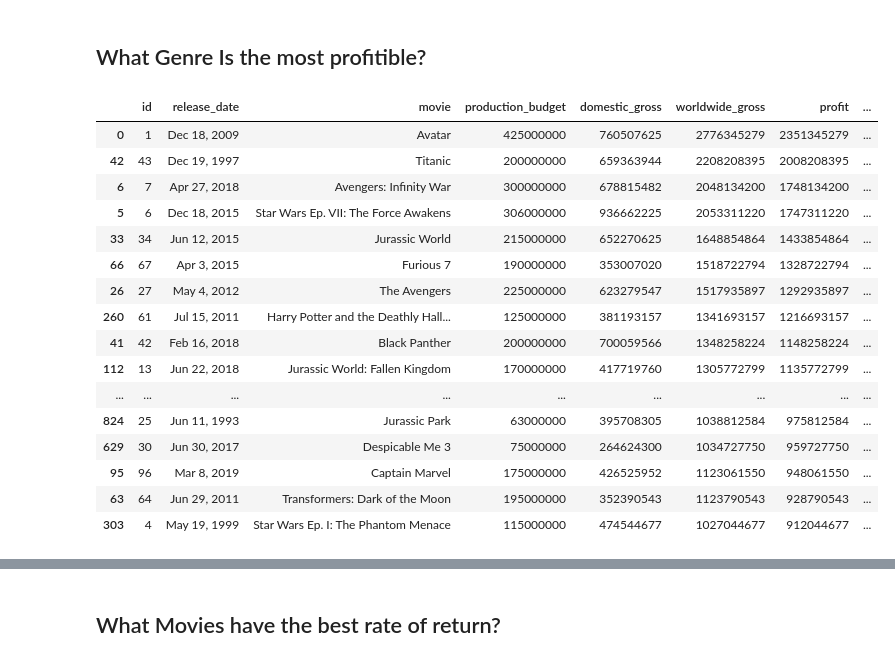
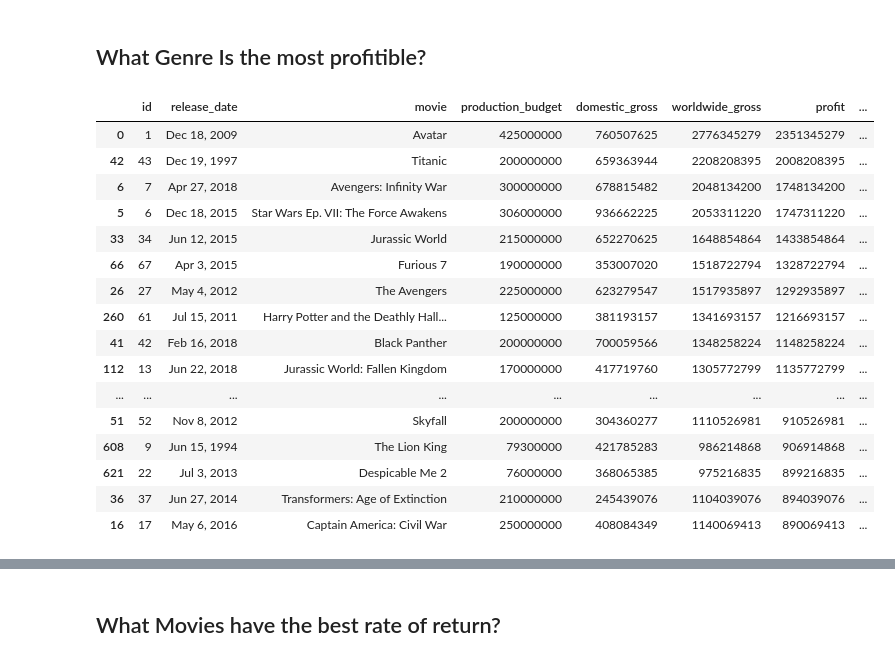
Before and after one commit to camdeman/MMA, a Jupyter notebook: Movies_Cameron.ipynb, the cells around one changed output, grey strips where cells are left out. Cells and saved outputs as stored; diff of their text form; code cells hidden in the pictures.

```diff
--- a/Movies_Cameron.ipynb
+++ b/Movies_Cameron.ipynb
@@ -98,23 +139,23 @@ df
 ## What Genre Is the most profitible?
 # %%
 df_profit = df.sort_values(by=['profit'], ascending = False )
-top_50_profit = df_profit.head(25)
+top_50_profit = df_profit.head(30)
 top_50_profit
 # %% [output]
 |  | id | release_date | movie | production_budget | domestic_gross | worldwide_gross | profit | ... |
 | 0 | 1 | Dec 18, 2009 | Avatar | 425000000 | 760507625 | 2776345279 | 2351345279 | ... |
 | 42 | 43 | Dec 19, 1997 | Titanic | 200000000 | 659363944 | 2208208395 | 2008208395 | ... |
 | 6 | 7 | Apr 27, 2018 | Avengers: Infinity War | 300000000 | 678815482 | 2048134200 | 1748134200 | ... |
 | 5 | 6 | Dec 18, 2015 | Star Wars Ep. VII: The Force Awakens | 306000000 | 936662225 | 2053311220 | 1747311220 | ... |
 | 33 | 34 | Jun 12, 2015 | Jurassic World | 215000000 | 652270625 | 1648854864 | 1433854864 | ... |
 | 66 | 67 | Apr 3, 2015 | Furious 7 | 190000000 | 353007020 | 1518722794 | 1328722794 | ... |
 | 26 | 27 | May 4, 2012 | The Avengers | 225000000 | 623279547 | 1517935897 | 1292935897 | ... |
 | 260 | 61 | Jul 15, 2011 | Harry Potter and the Deathly Hall... | 125000000 | 381193157 | 1341693157 | 1216693157 | ... |
 | 41 | 42 | Feb 16, 2018 | Black Panther | 200000000 | 700059566 | 1348258224 | 1148258224 | ... |
 | 112 | 13 | Jun 22, 2018 | Jurassic World: Fallen Kingdom | 170000000 | 417719760 | 1305772799 | 1135772799 | ... |
 | ... | ... | ... | ... | ... | ... | ... | ... | ... |
-| 824 | 25 | Jun 11, 1993 | Jurassic Park | 63000000 | 395708305 | 1038812584 | 975812584 | ... |
-| 629 | 30 | Jun 30, 2017 | Despicable Me 3 | 75000000 | 264624300 | 1034727750 | 959727750 | ... |
-| 95 | 96 | Mar 8, 2019 | Captain Marvel | 175000000 | 426525952 | 1123061550 | 948061550 | ... |
-| 63 | 64 | Jun 29, 2011 | Transformers: Dark of the Moon | 195000000 | 352390543 | 1123790543 | 928790543 | ... |
-| 303 | 4 | May 19, 1999 | Star Wars Ep. I: The Phantom Menace | 115000000 | 474544677 | 1027044677 | 912044677 | ... |
+| 51 | 52 | Nov 8, 2012 | Skyfall | 200000000 | 304360277 | 1110526981 | 910526981 | ... |
+| 608 | 9 | Jun 15, 1994 | The Lion King | 79300000 | 421785283 | 986214868 | 906914868 | ... |
+| 621 | 22 | Jul 3, 2013 | Despicable Me 2 | 76000000 | 368065385 | 975216835 | 899216835 | ... |
+| 36 | 37 | Jun 27, 2014 | Transformers: Age of Extinction | 210000000 | 245439076 | 1104039076 | 894039076 | ... |
+| 16 | 17 | May 6, 2016 | Captain America: Civil War | 250000000 | 408084349 | 1140069413 | 890069413 | ... |
```
Also changed, not shown: parts of 16 cells of this notebook.
